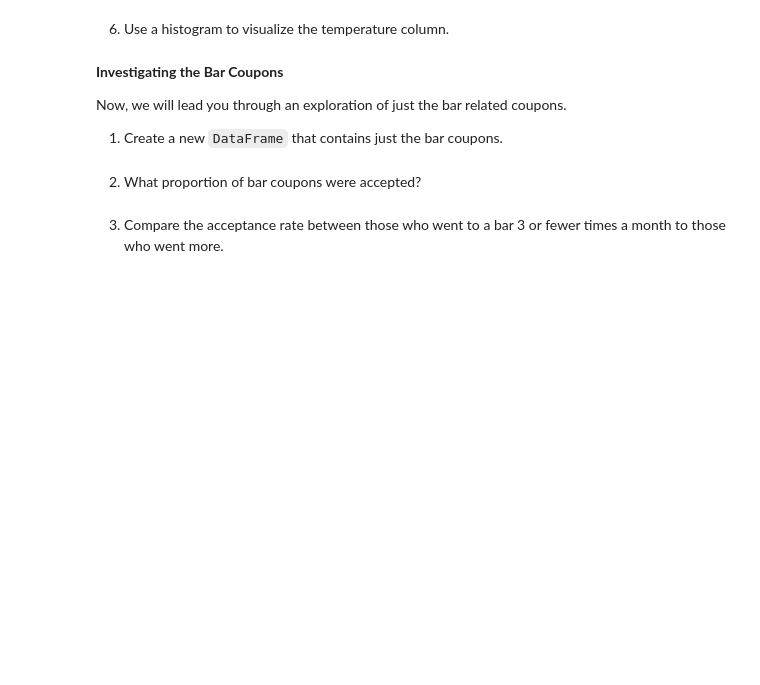
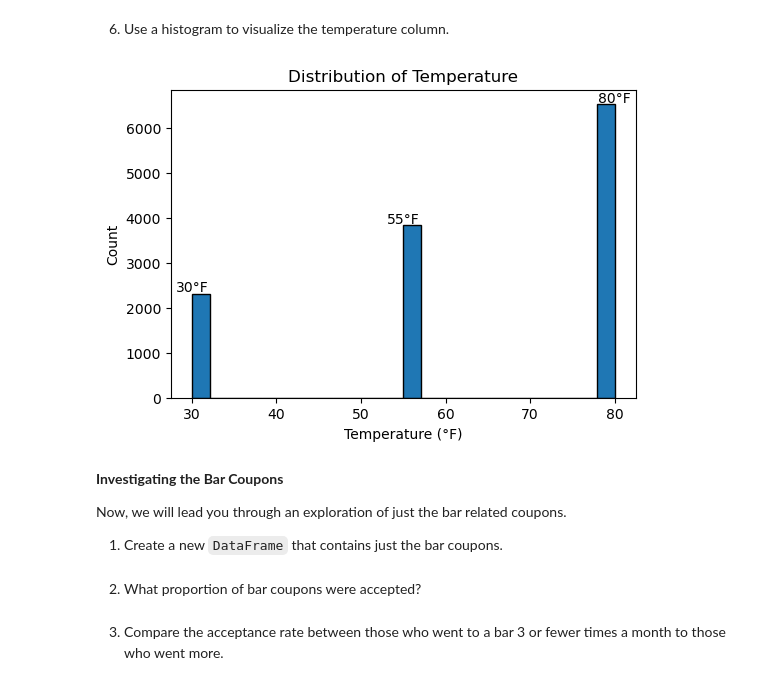
Before and after one commit to bert-pe/Coupon_Acceptance_Analysis, a Jupyter notebook: 5.1_Coupon_Analysis.ipynb, the cells around one changed output. Drawn from its saved outputs; the diff is of its cells as text; code cells hidden in the pictures; blank space fills up the shorter version.

```diff
--- a/5.1_Coupon_Analysis.ipynb
+++ b/5.1_Coupon_Analysis.ipynb
@@ -278,5 +279,34 @@ plt.show()
 # %% [markdown]
 6. Use a histogram to visualize the temperature column.
+# %%
+# Using Matplotlib to do the histogram
+
+# 1. Set the figure size
+plt.figure(figsize=(6,4))
+
+# 2. Create the histogram (automatic bins, black edges)
+plt.hist(vals, bins='auto', edgecolor='black')
+
+# 3. Add labels above each bar
+# Note we know from the data investigation
+# that there are only 3 distinct temperatures: 30,55,80
+for t in vals.unique():      # Alernatively ... for t in [30, 55, 80]:
+    count = (vals == t).sum()
+    plt.text(t, count + 50, f"{t}°F", ha='center')
+
+# 4. Label the X-axis
+plt.xlabel('Temperature (°F)')
+
+# 5. Label the Y-axis
+plt.ylabel('Count')
+
+# 6. Add a title
+plt.title('Distribution of Temperature')
+
+# 7. Display the plot
+plt.show()
+# %% [output]
+[figure, added]
 # %% [markdown]
 **Investigating the Bar Coupons**
 
```
Also changed, not shown: parts of 1 cell of this notebook.
